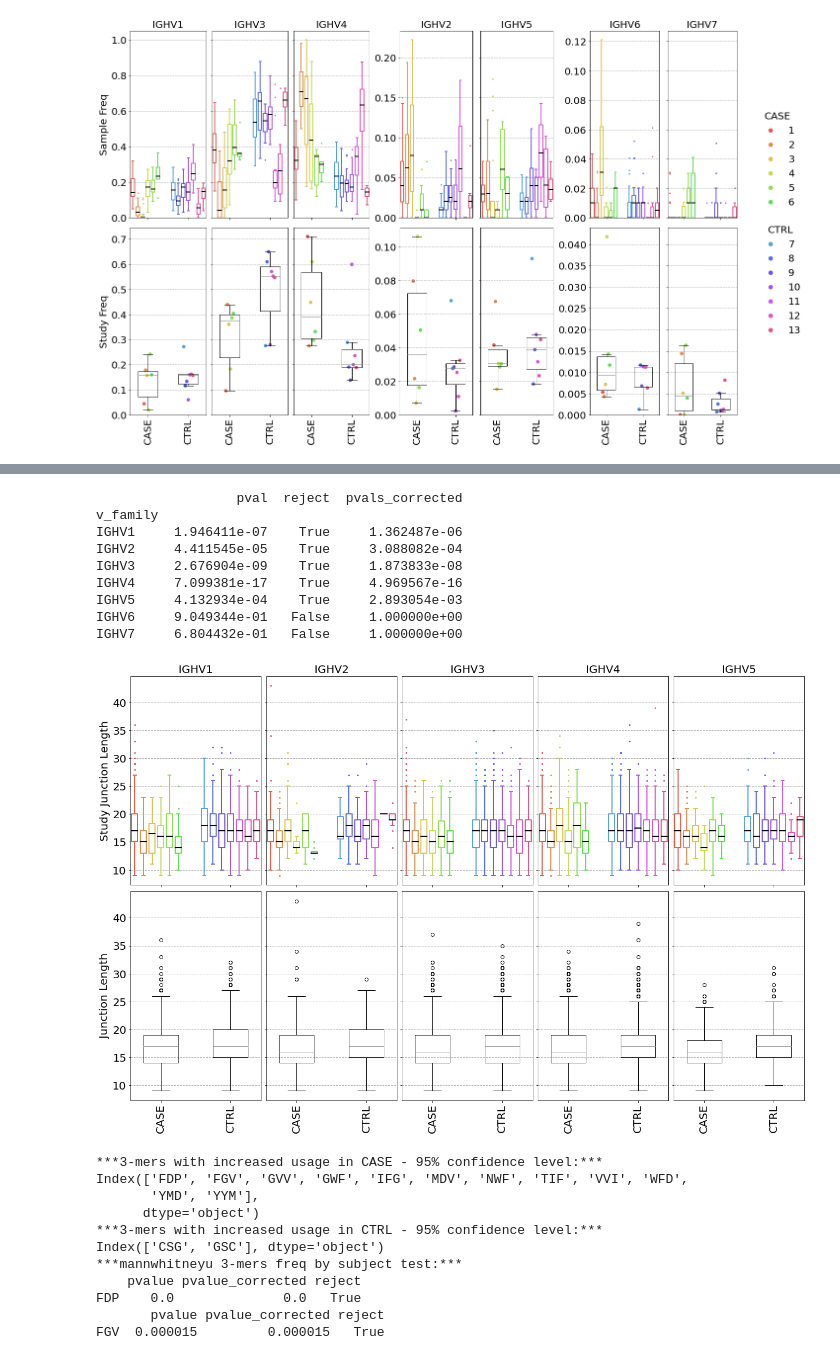
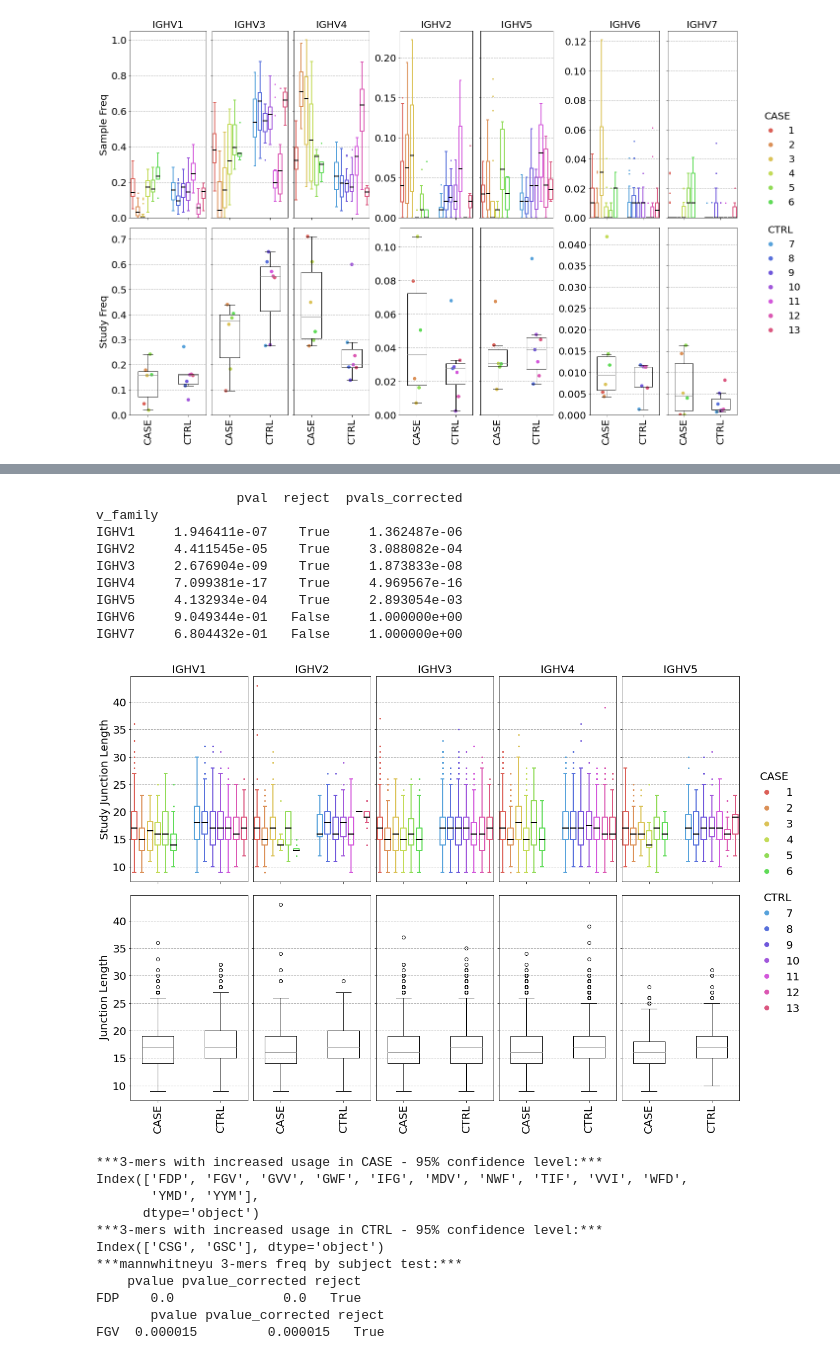
Before and after one commit to boazfran/CovidAbMetaAnalysis, a Jupyter notebook: AbMetaAnalysis.ipynb, the cells around one changed output, grey strips where cells are left out. Drawn from its saved outputs; the diff is of its cells as text; code cells hidden in the pictures.

```diff
--- a/AbMetaAnalysis.ipynb
+++ b/AbMetaAnalysis.ipynb
@@ -835,34 +857,40 @@ reject, pvals_corrected, alphacSidak, alphacBonf = multipletests(
     method='bonferroni'
 )
 junction_len_by_v_family_pvalues = junction_len_by_v_family_pvalues.reset_index().rename(columns={'index': 'v_family'}).set_index('v_family')
 junction_len_by_v_family_pvalues['reject'] = reject
 junction_len_by_v_family_pvalues['pvals_corrected'] = pvals_corrected
 print(junction_len_by_v_family_pvalues)
 
 fig, axes = plt.subplots(2, 5, constrained_layout=True, figsize=(18, 12), sharex='col', sharey='row')
 boxplot_junction_aa_length(
     axes=axes,
     case_airr_seq_df=covid_case_airr_seq_df,
     ctrl_airr_seq_df=covid_ctrl_airr_seq_df,
     v_families=['IGHV1', 'IGHV2', 'IGHV3', 'IGHV4', 'IGHV5'],
     case_aliases=covid_case_aliases,
     ctrl_aliases=covid_ctrl_aliases,
     aliase2study=covid_aliase2study,
     colors=colors,
     case_ctrl_color_diff=case_ctrl_color_diff
 )
+
+case_legend = axes[0,4].legend(handles=case_handles, title='CASE', title_fontsize=20, fontsize=20, loc=(1.1, 0))
+case_legend.get_frame().set_linewidth(0.0)
+ctrl_legend = axes[1,4].legend(handles=ctrl_handles, title='CTRL', title_fontsize=20, fontsize=20, loc=(1.1, 0.4))
+ctrl_legend.get_frame().set_linewidth(0.0)
+
 plt.savefig(os.path.join(output_dir, 'covid_output', 'figures', 'junction_length_distribution.pdf'))
 # %% [output]
                   pval  reject  pvals_corrected
 v_family
 IGHV1     1.946411e-07    True     1.362487e-06
 IGHV2     4.411545e-05    True     3.088082e-04
 IGHV3     2.676904e-09    True     1.873833e-08
 IGHV4     7.099381e-17    True     4.969567e-16
 IGHV5     4.132934e-04    True     2.893054e-03
 IGHV6     9.049344e-01   False     1.000000e+00
 IGHV7     6.804432e-01   False     1.000000e+00
-[figure, old version]
+[figure, new version]
 # %%
 # The sequence motifs analysis
 from matplotlib import pyplot as plt
```
Also changed, not shown: parts of 10 cells of this notebook.
